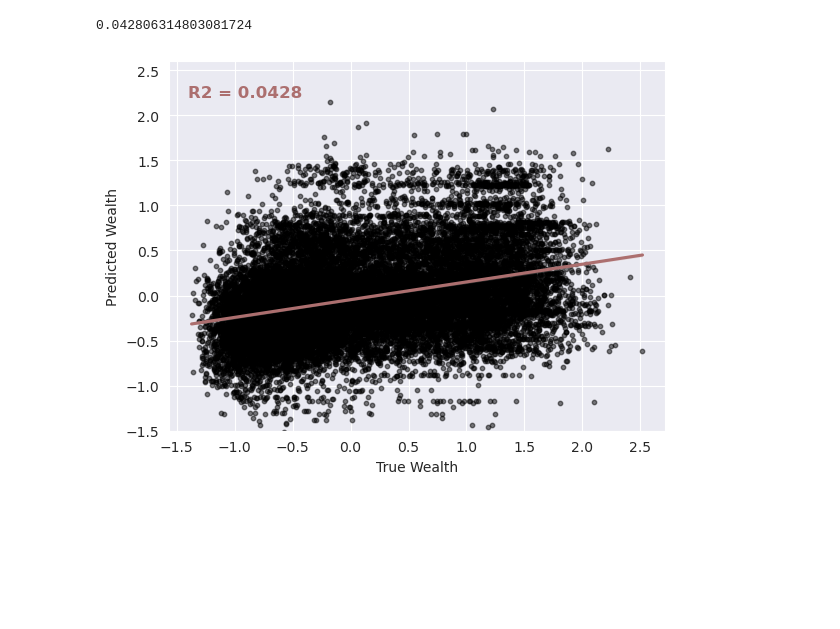
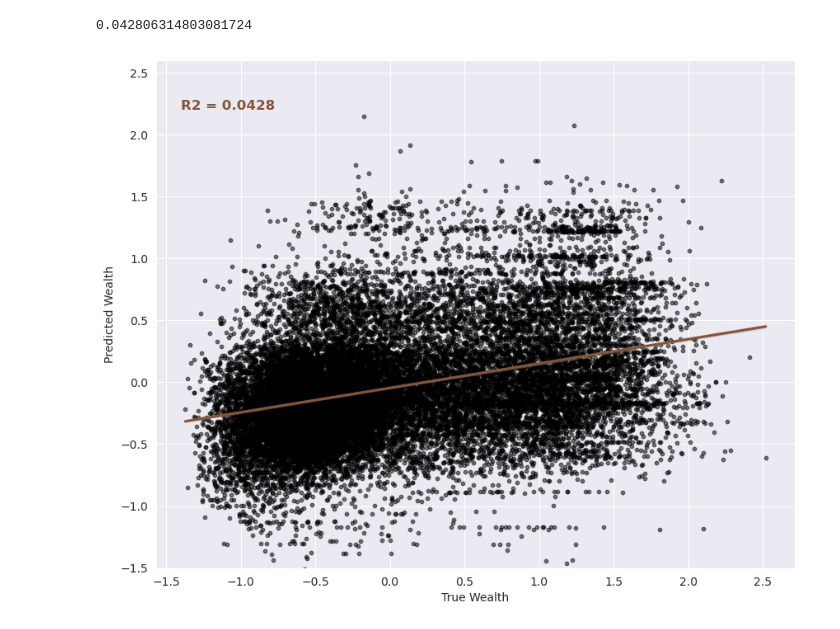
Before and after one commit to mpa-poverty/2-mpa, a Jupyter notebook: plot_results.ipynb, the cells around one changed output. Drawn from its saved outputs; the diff is of its cells as text; code cells hidden in the pictures; blank space fills up the shorter version.

```diff
--- a/plot_results.ipynb
+++ b/plot_results.ipynb
@@ -69,14 +61,0 @@ plt.plot()
-# %%
-# VAL PERFORMANCES
-
-# R2 Max fin d entrainement
-multi_val_dict = plot.extract_crossval_results(results=results[0], var='test_r2', new_var="R2", to_cpu=False)
-df = pd.DataFrame.from_dict(multi_val_dict)
-df = df[df.epoch >= 10] # skip unstable first epochs
-# Figures
-sns.set_palette('pastel')
-sns.set_style("darkgrid")
-fig, ax = plt.subplots(1,1,figsize=(10, 5))
-ax.set_title('Validation R2 per Fold')
-sns.lineplot(ax=ax, data=df, x="epoch", y="R2", hue="fold",legend=True, palette="pastel",errorbar=None).set(ylim=(0, 1))
-ax.legend(title='', loc='lower right', labels=['A - R2 = '+str(df[df.fold=='A'].R2.max()), 'B - R2 = '+str(df[df.fold=='B'].R2.max()), 'C - R2 = '+str(df[df.fold=='C'].R2.max()), 'D - R2 = '+str(df[df.fold=='D'].R2.max()), 'E - R2 = '+str(df[df.fold=='E'].R2.max())])
@@ -104,10 +84,12 @@ r2_all
 # %% [output]
 0.042806314803081724
 # %%
-pal = sns.color_palette("pink")
+pal = sns.color_palette("copper")
 sns.set_style("darkgrid", {'axes.grid' : True})
-ax = sns.regplot(x="True Wealth", y="Predicted Wealth", data=df_test,x_ci='sd', marker='o', scatter_kws={'alpha':0.5,'color':'black', 's':10}, line_kws={'color':pal.as_hex()[1]}).set_ylim(-1.5, 2.6)
-plt.text(-1.4,2.2, 'R2 = ' + str(round(r2_all,4)), fontsize='large', weight='bold', color=pal.as_hex()[1])
+
+plt.figure(figsize=(10, 8))
+sns.regplot(x="True Wealth", y="Predicted Wealth", data=df_test,x_ci='sd', marker='o', scatter_kws={'alpha':0.5,'color':'black', 's':10}, line_kws={'color':pal.as_hex()[2]}).set_ylim(-1.5, 2.6)
+plt.text(-1.4,2.2, 'R2 = ' + str(round(r2_all,4)), fontsize='large', weight='bold', color=pal.as_hex()[2])
 plt.show()
 # %% [output]
-[figure, old version]
+[figure, new version]
```
Also changed, not shown: parts of 31 cells of this notebook, 58 other files.
